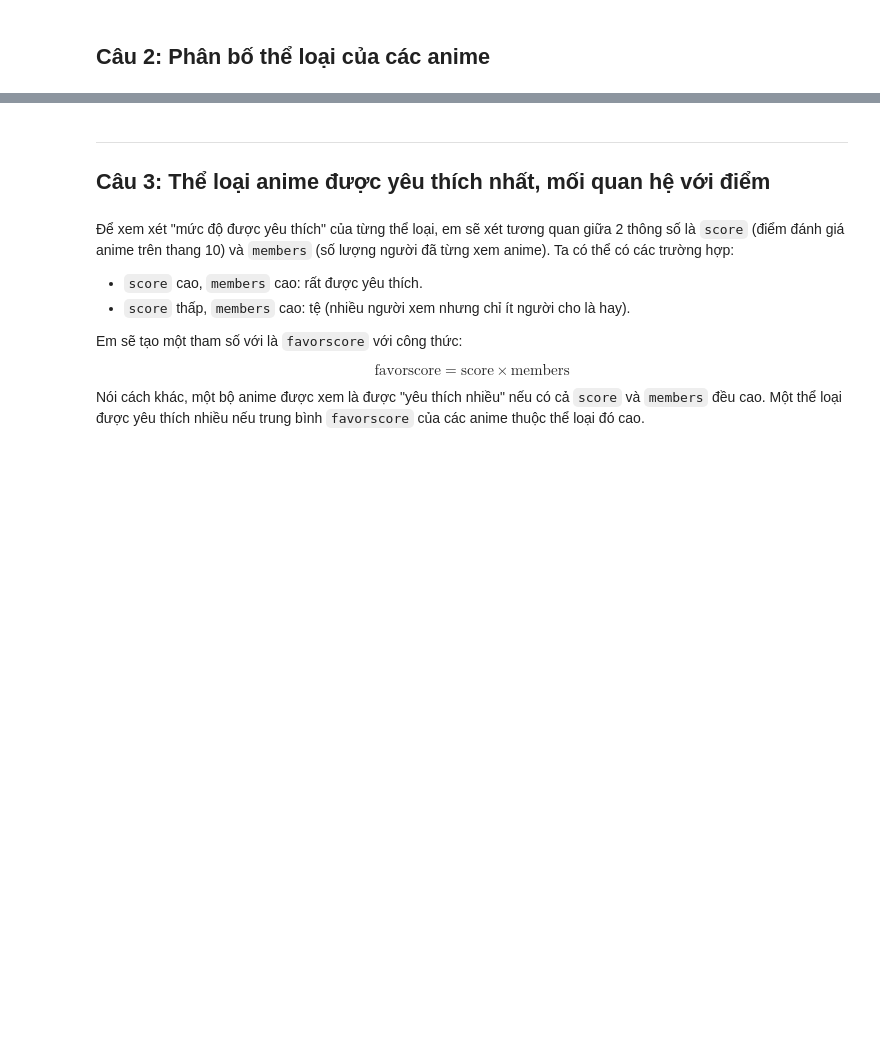
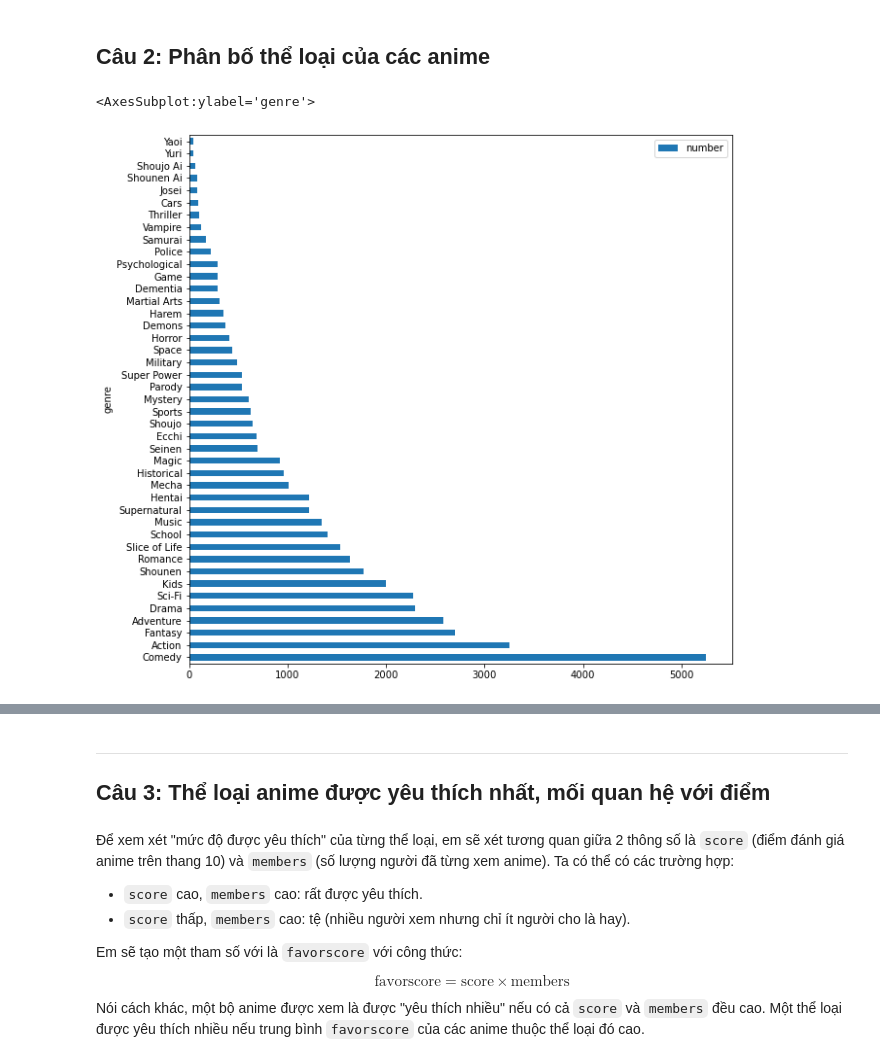
Before and after one commit to hungngocphat01/HCMUS-IntroDataSc-FinalProj, a Jupyter notebook: FINAL.ipynb, the cells around one changed output, grey strips where cells are left out. Drawn from its saved outputs; the diff is of its cells as text; code cells hidden in the pictures; blank space fills up the shorter version.

```diff
--- a/FINAL.ipynb
+++ b/FINAL.ipynb
@@ -644,2 +694,12 @@ Như vậy gần một nửa các bộ anime bị thiếu thông tin về studio
 # %% [markdown]
 ## Câu 2: Phân bố thể loại của các anime
+# %%
+not_null_genre = animes_df.loc[~animes_df.genre.isnull(), :]
+flatten_genre = pd.Series([item for sublist in not_null_genre.genre for item in sublist])
+genre_count = flatten_genre.groupby(flatten_genre).size().rename_axis('genre').reset_index(name='number')
+
+genre_count.sort_values('number', ascending = False, inplace = True)
+genre_count.plot(kind = 'barh', x = 'genre', y = 'number', figsize = (10,10))
+# %% [output]
+<AxesSubplot:ylabel='genre'>
+[figure, added]
```
Also changed, not shown: parts of 19 cells of this notebook.
